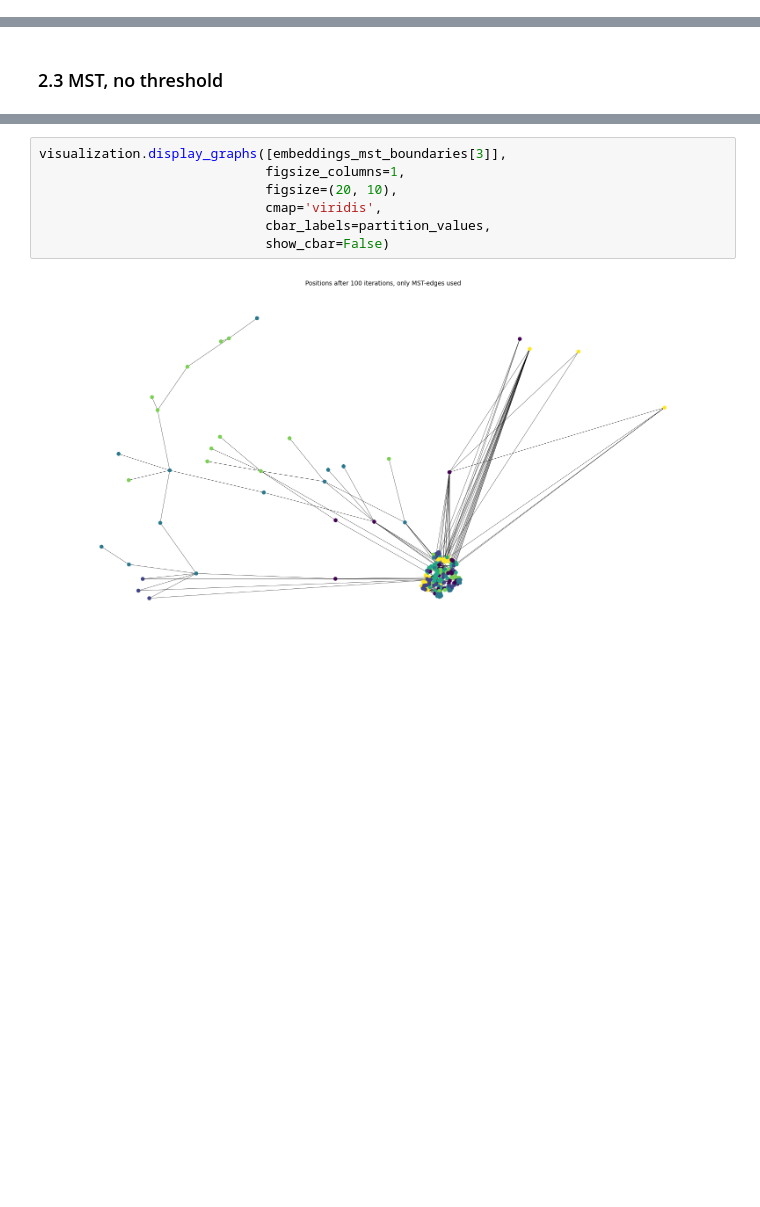
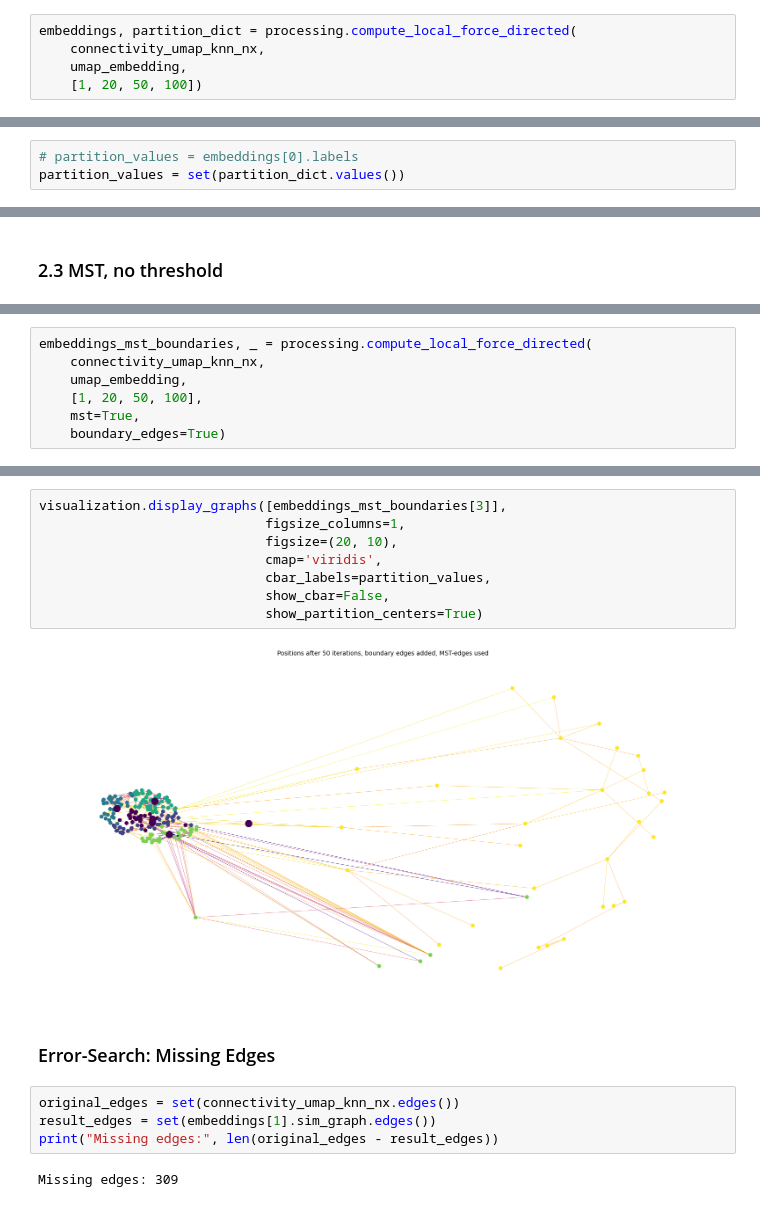
Before and after one commit to kohaupt/modDR, a Jupyter notebook: src/notebook/20250417_notebook_uci50_local_louvain.ipynb, the cells around one changed output, grey strips where cells are left out. Drawn from its saved outputs; the diff is of its cells as text; blank space fills up the shorter version.

```diff
--- a/src/notebook/20250417_notebook_uci50_local_louvain.ipynb
+++ b/src/notebook/20250417_notebook_uci50_local_louvain.ipynb
@@ -214,0 +107,5 @@ visualization.display_graphs([embeddings[3]],
+# %%
+embeddings, partition_dict = processing.compute_local_force_directed(
+    connectivity_umap_knn_nx,
+    umap_embedding,
+    [1, 20, 50, 100])
@@ -214,0 +129,3 @@ visualization.display_graphs([embeddings[3]],
+# %%
+# partition_values = embeddings[0].labels
+partition_values = set(partition_dict.values())
@@ -258,0 +288,7 @@ visualization.display_graphs([embeddings_mst[3]],
+# %%
+embeddings_mst_boundaries, _ = processing.compute_local_force_directed(
+    connectivity_umap_knn_nx,
+    umap_embedding,
+    [1, 20, 50, 100],
+    mst=True,
+    boundary_edges=True)
@@ -269,9 +322,18 @@ visualization.display_graphs(embeddings_mst_boundaries,
 # %%
 visualization.display_graphs([embeddings_mst_boundaries[3]],
                              figsize_columns=1,
                              figsize=(20, 10),
                              cmap='viridis',
                              cbar_labels=partition_values,
-                             show_cbar=False)
+                             show_cbar=False,
+                             show_partition_centers=True)
 # %% [output]
-[figure, old version]
+[figure, new version]
+# %% [markdown]
+### Error-Search: Missing Edges
+# %%
+original_edges = set(connectivity_umap_knn_nx.edges())
+result_edges = set(embeddings[1].sim_graph.edges())
+print("Missing edges:", len(original_edges - result_edges))
+# %% [output]
+Missing edges: 309
```
Also changed, not shown: parts of 32 cells of this notebook, 3 other files.
